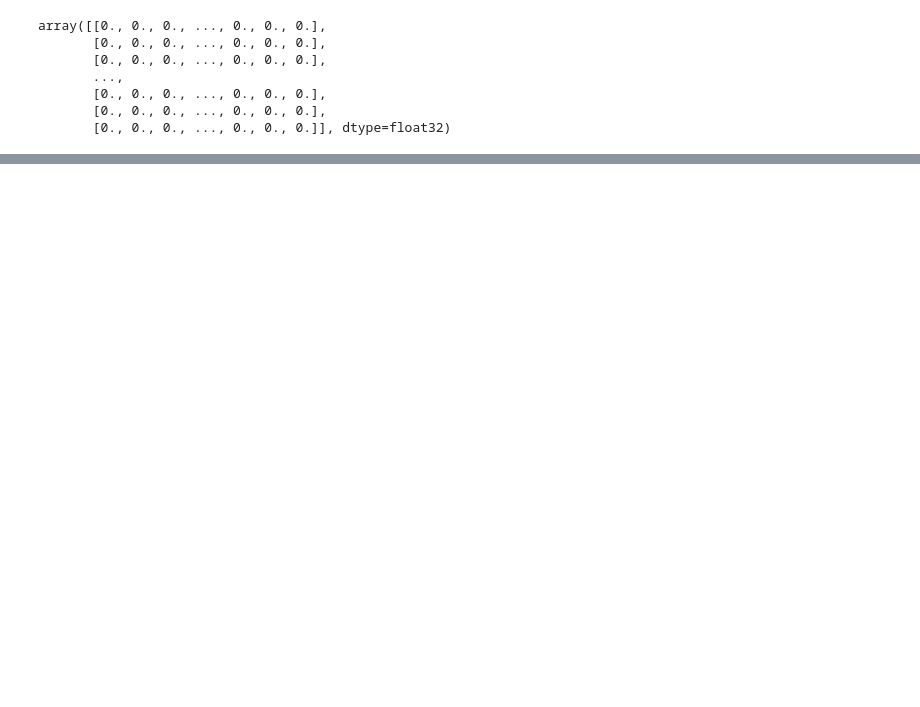
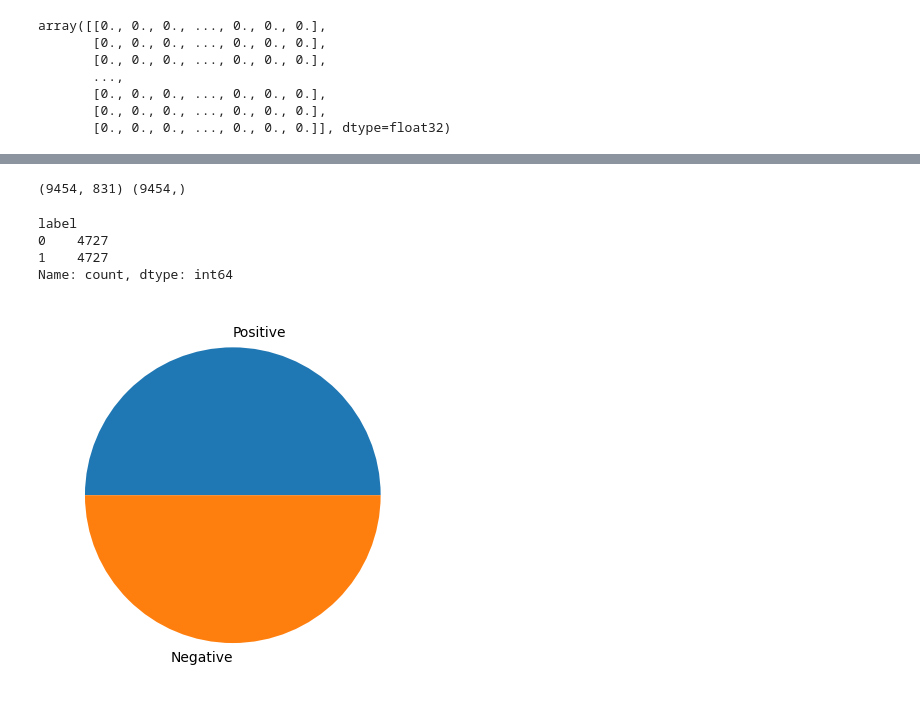
Before and after one commit to Chulanjana/Sentiment-Analysis--Binary-classification, a Jupyter notebook: noteBooks/model_building.ipynb, the cells around one changed output, grey strips where cells are left out. Cells and saved outputs as stored; diff of their text form; code cells hidden in the pictures; blank space fills up the shorter version.

```diff
--- a/noteBooks/model_building.ipynb
+++ b/noteBooks/model_building.ipynb
@@ -287,6 +287,6 @@ if model over fiting
 training accuresy >>> testing accurecy
 # %%
 # fetuer selection. in here if count is > 10 select that feture
-tokens = [key for key in vocab if vocab[key] > 10]
+tokens = [key for key in vocab if vocab[key] > 15]
 tokens
 # %% [output]
@@ -448,0 +472,19 @@ y_train.value_counts()
+# %%
+from imblearn.over_sampling import SMOTE
+smote= SMOTE()
+vectorized_x_train_smote,y_train_smote=smote.fit_resample(vectorized_x_train,y_train)
+print(vectorized_x_train_smote.shape, y_train_smote.shape)
+# %% [output]
+(9454, 831) (9454,)
+# %%
+y_train_smote.value_counts()
+# %% [output]
+label
+0    4727
+1    4727
+Name: count, dtype: int64
+# %%
+plt.pie(np.array([y_train_smote.value_counts()[0], y_train_smote.value_counts()[1]]), labels=['Positive', 'Negative'])
+plt.show()
+# %% [output]
+[figure, added]
```
Also changed, not shown: parts of 26 cells of this notebook, 2 other files.
